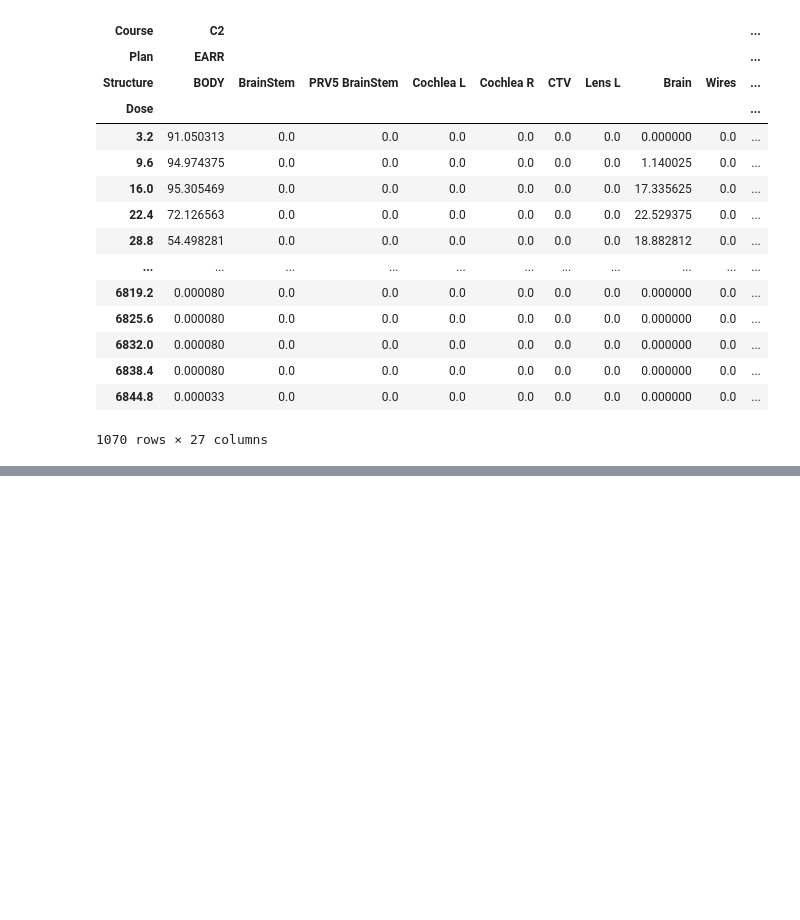
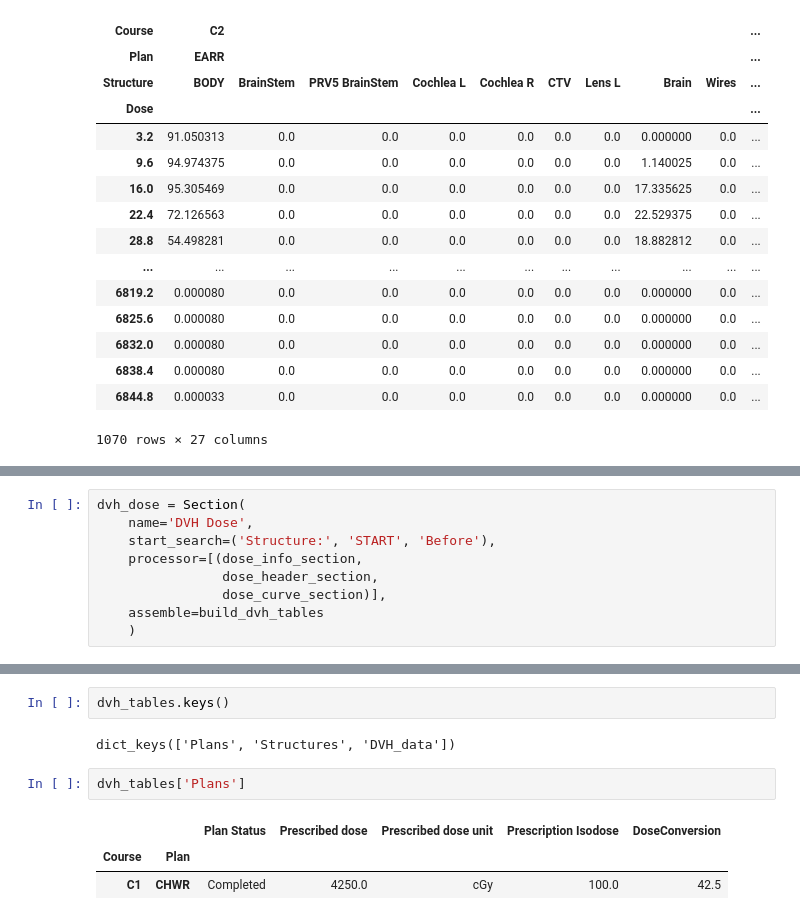
Before and after one commit to GregSal/sectionary, a Jupyter notebook: examples/read_dvh.ipynb, the cells around one changed output, grey strips where cells are left out. Cells and saved outputs as stored; diff of their text form; blank space fills up the shorter version.

```diff
--- a/examples/read_dvh.ipynb
+++ b/examples/read_dvh.ipynb
@@ -2200,0 +2271,9 @@ relative_vol_dvh.plot(legend=False)
+# %%
+dvh_dose = Section(
+    name='DVH Dose',
+    start_search=('Structure:', 'START', 'Before'),
+    processor=[(dose_info_section,
+                dose_header_section,
+                dose_curve_section)],
+    assemble=build_dvh_tables
+    )
@@ -2200,0 +2317,10 @@ relative_vol_dvh.plot(legend=False)
+# %%
+dvh_tables.keys()
+# %% [output]
+dict_keys(['Plans', 'Structures', 'DVH_data'])
+# %%
+dvh_tables['Plans']
+# %% [output]
+|  |  | Plan Status | Prescribed dose | Prescribed dose unit | Prescription Isodose | DoseConversion |
+| Course | Plan |  |  |  |  |  |
+| C1 | CHWR | Completed | 4250.0 | cGy | 100.0 | 42.5 |
```
Also changed, not shown: parts of 21 cells of this notebook, 1 other file.
